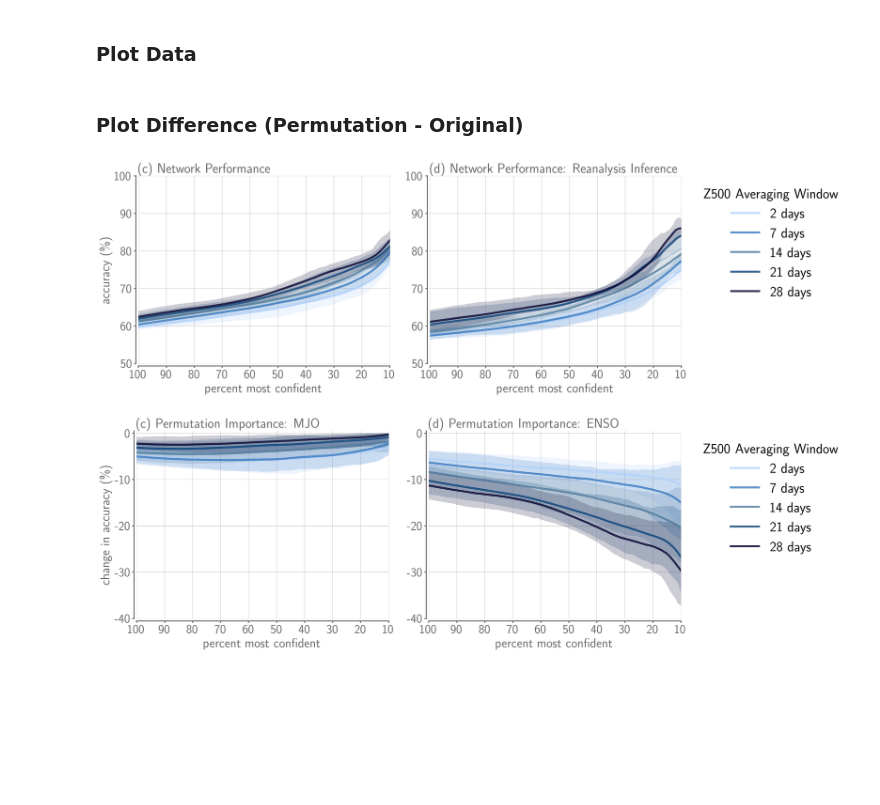
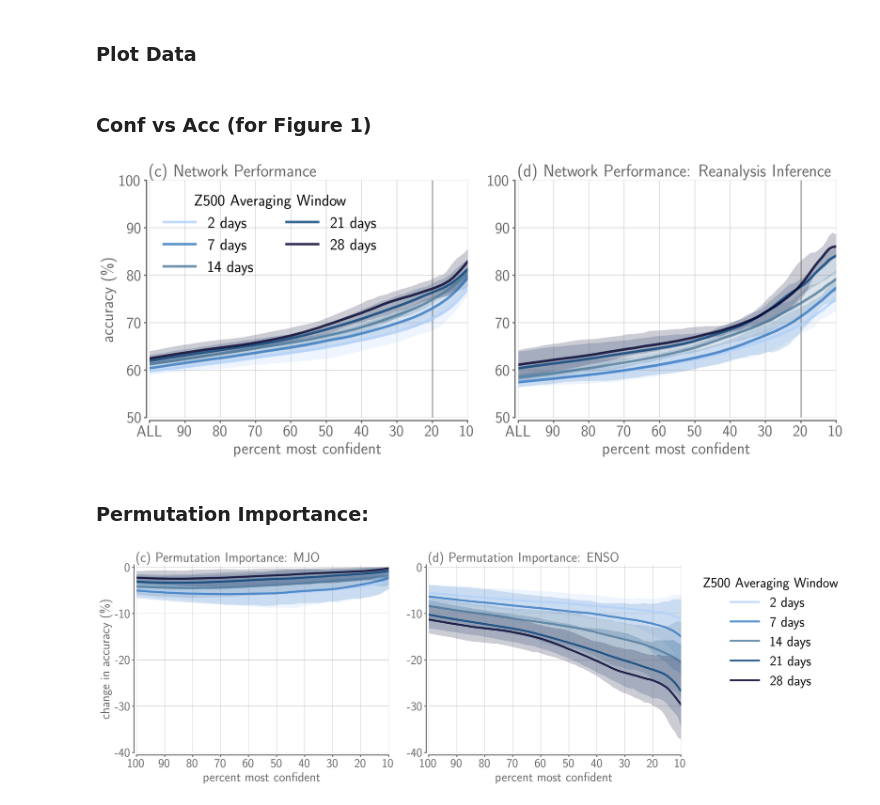
Before and after one commit to kjmayer/ENSOvsMJO, a Jupyter notebook: interpret/interpret-confvsacc-plot.ipynb, the cells around one changed output. Cells and saved outputs as stored; diff of their text form; code cells hidden in the pictures; blank space fills up the shorter version.

Commit message:
made figure 1 and 3 prettier

```diff
--- a/interpret/interpret-confvsacc-plot.ipynb
+++ b/interpret/interpret-confvsacc-plot.ipynb
@@ -114,7 +114,7 @@ confvsacc_enso_diff = confvsacc_enso_pi - confvsacc_all
 # %% [markdown]
 ### Plot Data
 # %% [markdown]
-### Plot Difference (Permutation - Original)
+### Conf vs Acc (for Figure 1)
 # %%
 linewidth = 4
 FS = 25
@@ -137,12 +137,15 @@ for loc in ['A','B']:
     ax[loc].xaxis.grid(zorder=1,color='dimgrey',alpha=0.35)
 
     ax[loc].set_xlim(0,90)
-    ax[loc].set_xticks(np.arange(0,100,10),np.arange(10,110,10)[::-1],fontsize=FS,color='dimgrey')
+    ax[loc].set_xticks(np.arange(0,100,10),
+                       ['ALL',  90,  80,  70,  60,  50,  40,  30,  20,  10]
+                       ,fontsize=FS,color='dimgrey')
 
     if loc in ['A','B']:
         ax[loc].set_ylim(50,100)
         ax[loc].set_yticks(np.arange(50,110,10),np.arange(50,110,10),fontsize=FS,color='dimgrey')
         ax[loc].set_xlabel('percent most confident',fontsize=FS+1,color='dimgrey')
+        ax[loc].vlines(x=80,ymin=0,ymax=100,color='grey')
     if loc == 'A':
         ax[loc].set_ylabel('accuracy (\%)',fontsize=FS+1,color='dimgrey')
 
@@ -185,36 +188,39 @@ ax['B'].set_title('(d) Network Performance: Reanalysis Inference',fontsize=FS+2,
 ax['B'].plot(np.mean(confvsacc_all_obs[:,0],axis=0),'xkcd:powder blue',alpha=0.8,label='2 days',linewidth=linewidth)
 ax['B'].fill_between(x = np.arange(0,100),
                  y1 = np.min(confvsacc_all_obs[:,0],axis=0),
                  y2 = np.max(confvsacc_all_obs[:,0],axis=0),color='xkcd:powder blue',alpha=0.2,linewidth=0)
 
 ax['B'].plot(np.mean(confvsacc_all_obs[:,5],axis=0),'xkcd:windows blue',alpha=0.8,label='7 days',linewidth=linewidth)
 ax['B'].fill_between(x = np.arange(0,100),
                  y1 = np.min(confvsacc_all_obs[:,5],axis=0),
                  y2 = np.max(confvsacc_all_obs[:,5],axis=0),color='xkcd:windows blue',alpha=0.2,linewidth=0)
 
 ax['B'].plot(np.mean(confvsacc_all_obs[:,12],axis=0),'xkcd:stormy blue',alpha=0.8,label='14 days',linewidth=linewidth)
 ax['B'].fill_between(x = np.arange(0,100),
                  y1 = np.min(confvsacc_all_obs[:,12],axis=0),
                  y2 = np.max(confvsacc_all_obs[:,12],axis=0),color='xkcd:stormy blue',alpha=0.2,linewidth=0)
 
 ax['B'].plot(np.mean(confvsacc_all_obs[:,19],axis=0),'xkcd:twilight blue',alpha=0.8,label='21 days',linewidth=linewidth)
 ax['B'].fill_between(x = np.arange(0,100),
                  y1 = np.min(confvsacc_all_obs[:,19],axis=0),
                  y2 = np.max(confvsacc_all_obs[:,19],axis=0),color='xkcd:twilight blue',alpha=0.2,linewidth=0)
 
 ax['B'].plot(np.mean(confvsacc_all_obs[:,26],axis=0),'xkcd:midnight',alpha=0.8,label='28 days',linewidth=linewidth)
 ax['B'].fill_between(x = np.arange(0,100),
                  y1 = np.min(confvsacc_all_obs[:,26],axis=0),
                  y2 = np.max(confvsacc_all_obs[:,26],axis=0),color='xkcd:midnight',alpha=0.2,linewidth=0)
 
 
-leg = ax['B'].legend(frameon=False, fontsize=FS+3,ncol=1,bbox_to_anchor=(1.04, 1), loc="upper left")
-leg.set_title('Z500 Averaging Window',prop={'size':FS+3})
+# leg = ax['B'].legend(frameon=False, fontsize=FS+3,ncol=1,bbox_to_anchor=(1.04, 1), loc="upper left")
+leg = ax['A'].legend(frameon=False, fontsize=FS,ncol=2, loc="upper left")
+leg.set_title('Z500 Averaging Window',prop={'size':FS})
 
 plt.savefig('/glade/work/kjmayer/research/catalyst/ENSOvsMJO/plots/confvsacc_doy_main.png',dpi=300,bbox_inches='tight')
 # plt.show()
 # %% [output]
-[figure, old version]
+[figure, new version]
+# %% [markdown]
+### Permutation Importance:
 # %%
 # Permutation Importance:
 linewidth = 4
```
Also changed, not shown: 1 other file.
